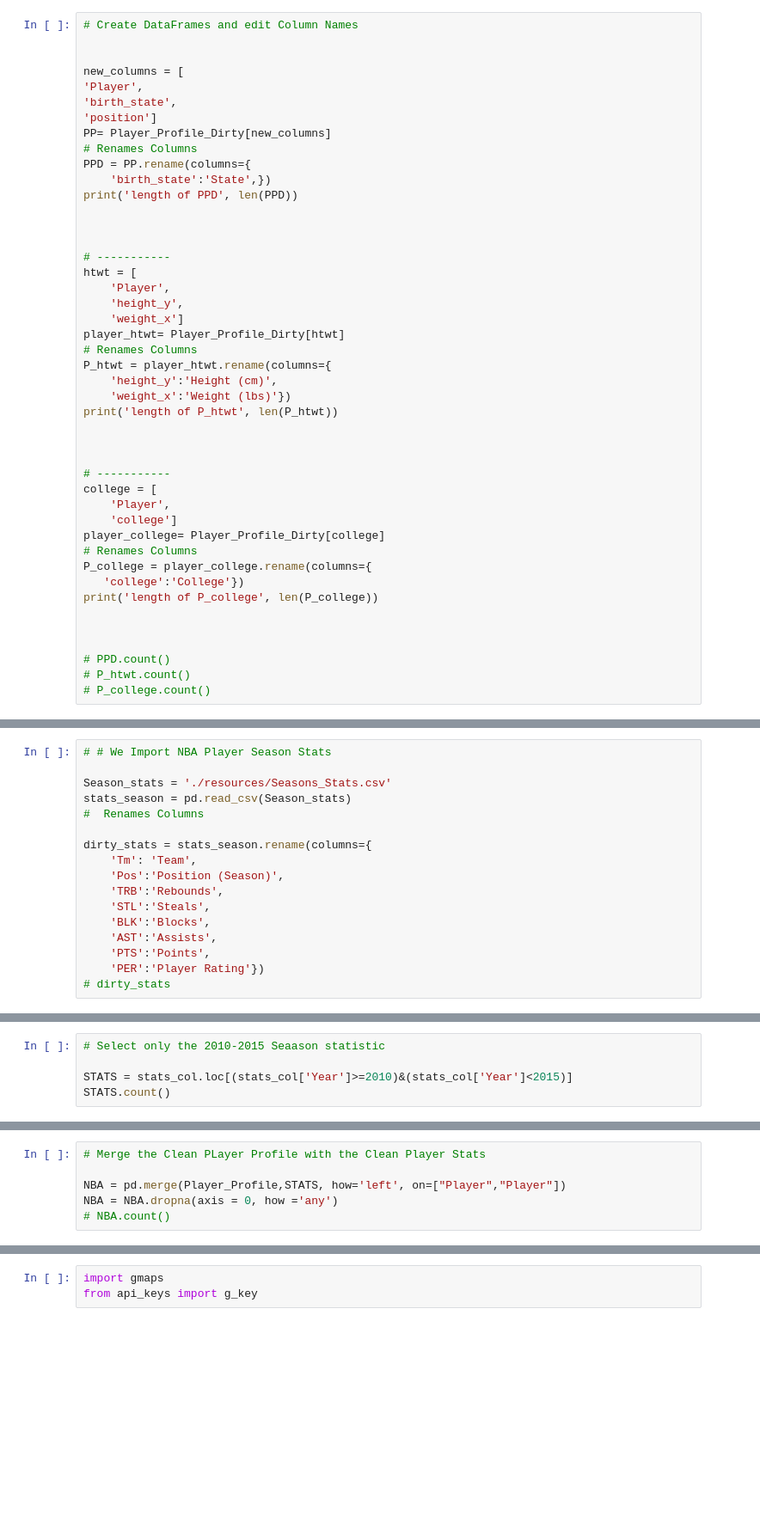
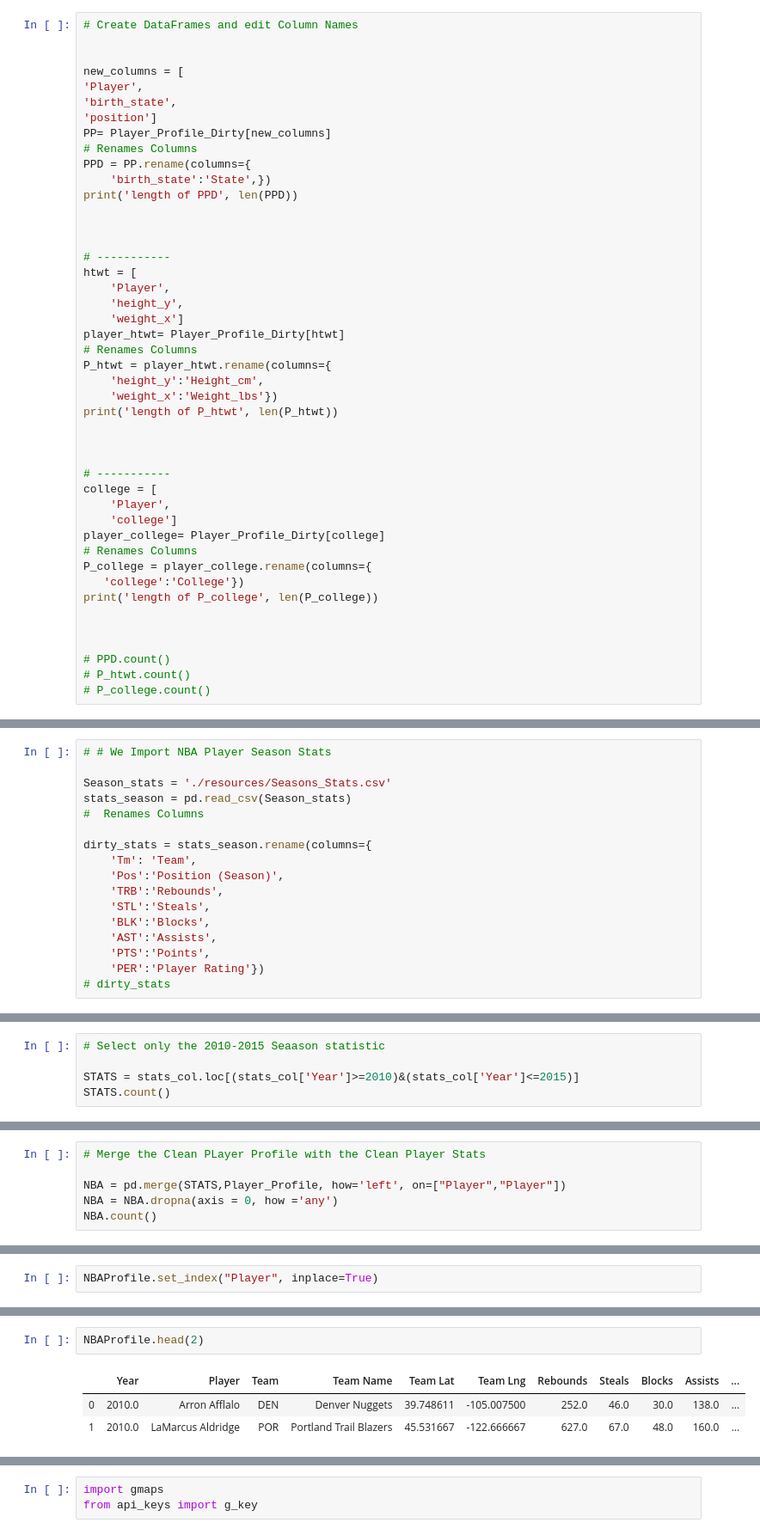
Before and after one commit to JordonNes/ETL, a Jupyter notebook: ETL_Project.ipynb, the cells around one changed output, grey strips where cells are left out. Shown at 86% size. Cells and saved outputs as stored; diff of their text form; blank space fills up the shorter version.

```diff
--- a/ETL_Project.ipynb
+++ b/ETL_Project.ipynb
@@ -98,8 +103,8 @@ htwt = [
 player_htwt= Player_Profile_Dirty[htwt]
 # Renames Columns
 P_htwt = player_htwt.rename(columns={
-    'height_y':'Height (cm)',
-    'weight_x':'Weight (lbs)'})
+    'height_y':'Height_cm',
+    'weight_x':'Weight_lbs'})
 print('length of P_htwt', len(P_htwt))
 
 
@@ -249,6 +307,6 @@ stats_col= season_stats[new_columns]
 # %%
 # Select only the 2010-2015 Seaason statistic
 
-STATS = stats_col.loc[(stats_col['Year']>=2010)&(stats_col['Year']<2015)]
+STATS = stats_col.loc[(stats_col['Year']>=2010)&(stats_col['Year']<=2015)]
 STATS.count()
 # %% [output]
@@ -269,6 +326,6 @@ dtype: int64
 # %%
 # Merge the Clean PLayer Profile with the Clean Player Stats
 
-NBA = pd.merge(Player_Profile,STATS, how='left', on=["Player","Player"])
+NBA = pd.merge(STATS,Player_Profile, how='left', on=["Player","Player"])
 NBA = NBA.dropna(axis = 0, how ='any')
-# NBA.count()
+NBA.count()
@@ -298,0 +358,2 @@ dtype: int64
+# %%
+NBAProfile.set_index("Player", inplace=True)
@@ -298,0 +371,6 @@ dtype: int64
+# %%
+NBAProfile.head(2)
+# %% [output]
+|  | Year | Player | Team | Team Name | Team Lat | Team Lng | Rebounds | Steals | Blocks | Assists | ... |
+| 0 | 2010.0 | Arron Afflalo | DEN | Denver Nuggets | 39.748611 | -105.007500 | 252.0 | 46.0 | 30.0 | 138.0 | ... |
+| 1 | 2010.0 | LaMarcus Aldridge | POR | Portland Trail Blazers | 45.531667 | -122.666667 | 627.0 | 67.0 | 48.0 | 160.0 | ... |
```
Also changed, not shown: parts of 17 cells of this notebook, 1 other file.
